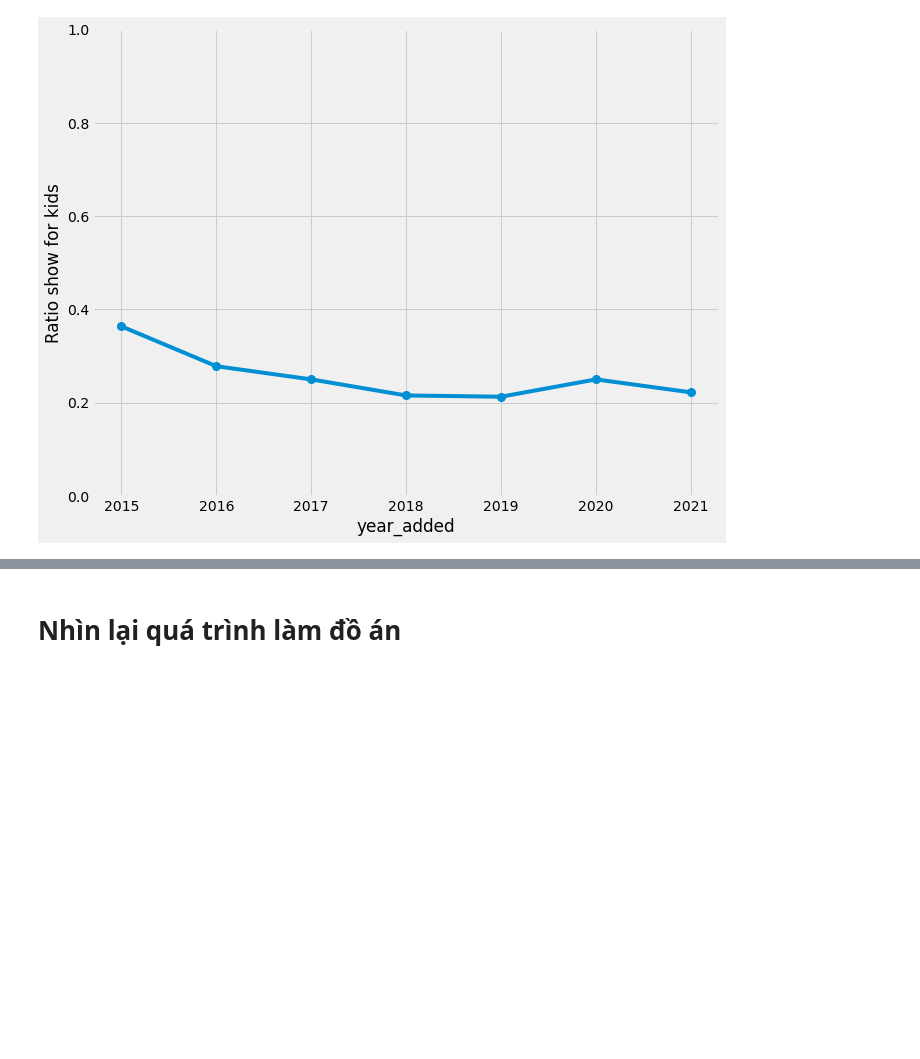
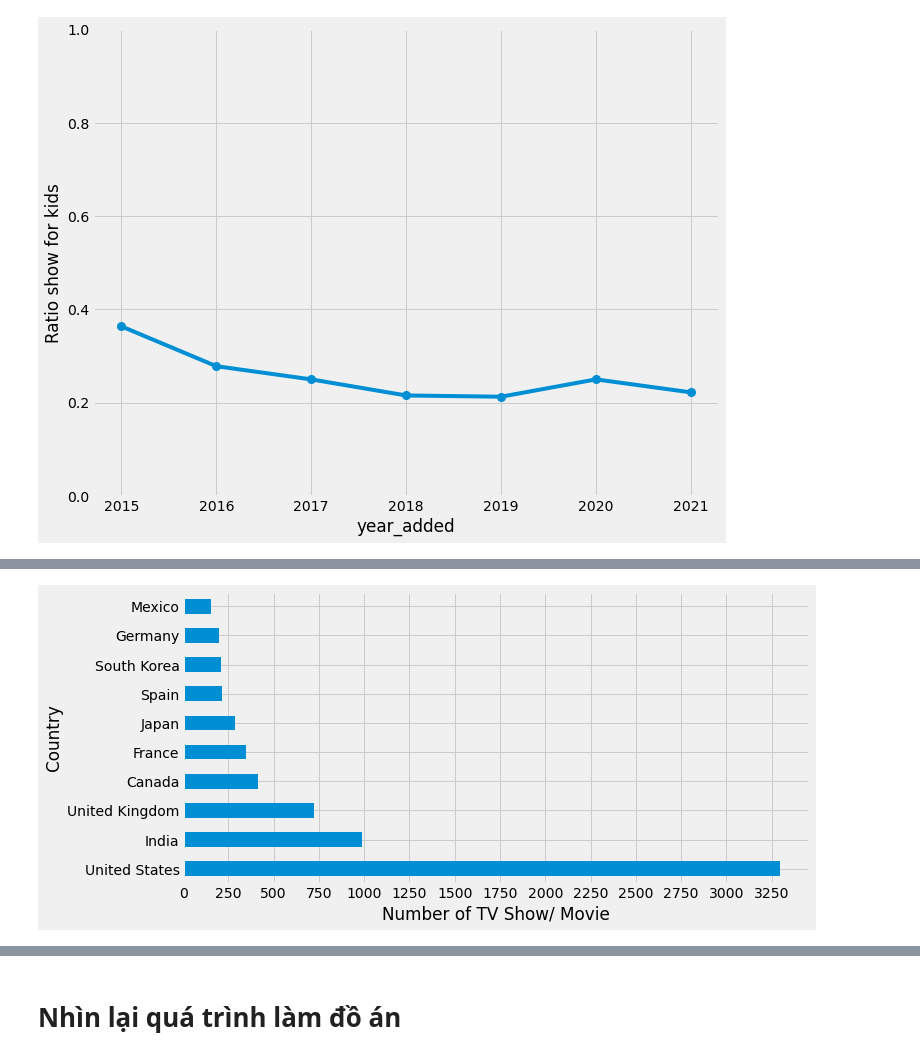
Before and after one commit to Duyvugithub/Final_P4DS, a Jupyter notebook: Notebook.ipynb, the cells around one changed output, grey strips where cells are left out. Drawn from its saved outputs; the diff is of its cells as text; code cells hidden in the pictures; blank space fills up the shorter version.

```diff
--- a/Notebook.ipynb
+++ b/Notebook.ipynb
@@ -416,0 +422,19 @@ Việc trả lời câu hỏi này giúp cho người dùng có thể biết đ
+# %%
+# Tạo DataFrame bao gồm 2 cột "country" và "movieid"
+country_df = nmts_df[['country']].reset_index()
+
+# Tách riêng các quốc gia trong cùng 1 bộ phim
+country_df['country'] = country_df['country'].str.split(', ')
+country_df = country_df.explode('country')
+
+# Đếm số lượng các quốc gia
+top10_country = country_df['country'].value_counts()[:10]
+# %%
+# Trực quan hóa
+top10_country.plot.barh(figsize=(10,5))
+plt.xlabel('Number of TV Show/ Movie')
+plt.ylabel('Country')
+plt.xticks(range(0,3500, 250))
+plt.show()
+# %% [output]
+[figure, added]
```
Also changed, not shown: parts of 5 cells of this notebook.
